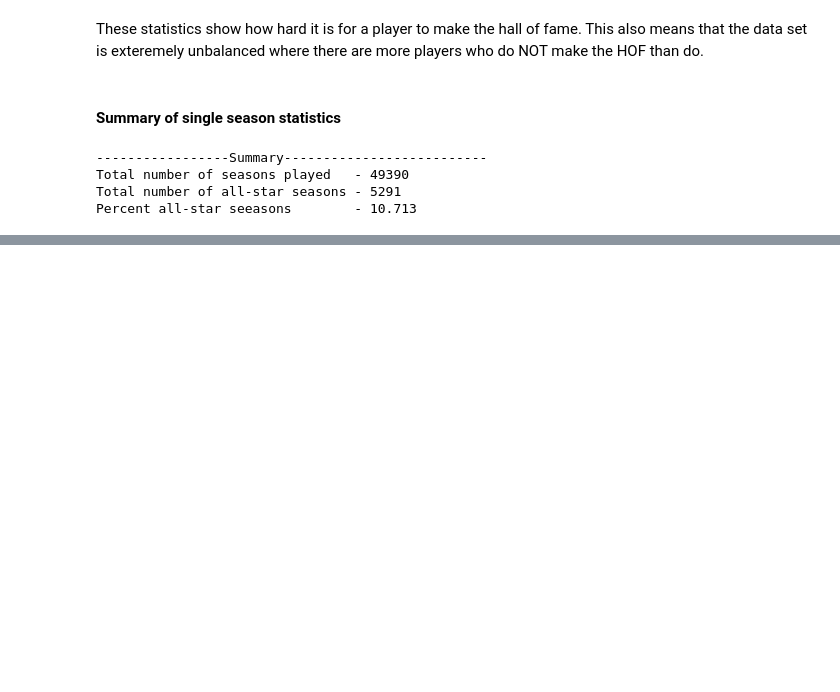
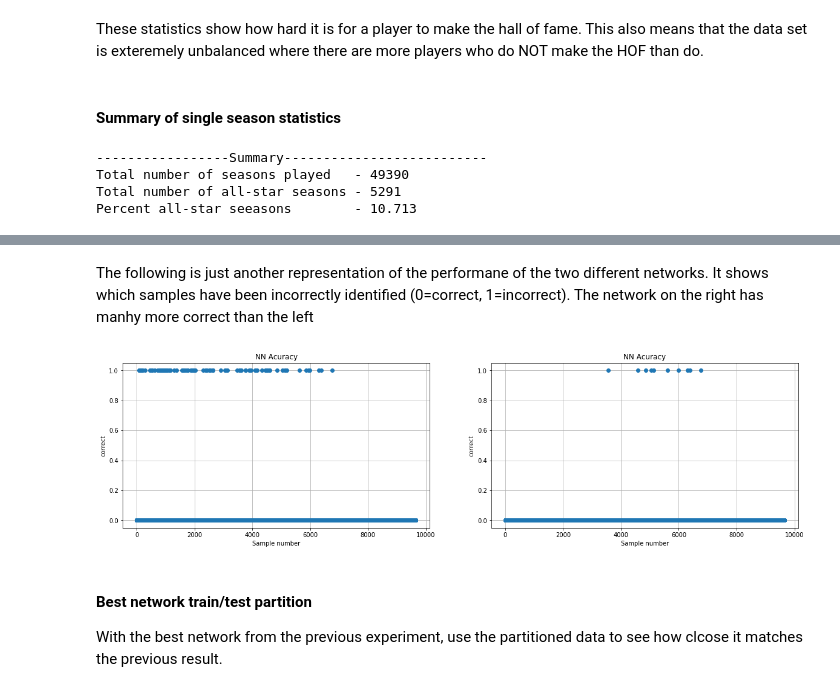
Before and after one commit to bstaab/CS545_MachineLearning, a Jupyter notebook: assignments/Project/Staab-FinalProject.ipynb, the cells around one changed output, grey strips where cells are left out. Drawn from its saved outputs; the diff is of its cells as text; code cells hidden in the pictures; blank space fills up the shorter version.

```diff
--- a/assignments/Project/Staab-FinalProject.ipynb
+++ b/assignments/Project/Staab-FinalProject.ipynb
@@ -647,0 +654,21 @@ RuntimeError: Expected 4-dimensional input for 4-dimensional weight 5 1, but got
+# %% [markdown]
+The following is just another representation of the performane of the two different networks.  It shows which samples have been incorrectly identified (0=correct, 1=incorrect).  The network on the right has manhy more correct than the left
+# %%
+plt.figure(figsize=(20, 5))
+plt.subplot(1, 2, 1)
+plt.title('NN Acuracy')
+plt.xlabel('Sample number')
+plt.ylabel('correct')
+plt.plot((Tdata != results[4][3]).astype(int), 'o')
+plt.grid(True)
+plt.subplot(1, 2, 2)
+plt.title('NN Acuracy')
+plt.xlabel('Sample number')
+plt.ylabel('correct')
+plt.plot((Tdata != results[6][3]).astype(int), 'o')
+plt.grid(True)
+# %% [output]
+[figure, added]
+# %% [markdown]
+#### Best network train/test partition
+With the best network from the previous experiment, use the partitioned data to see how clcose it matches the previous result.
```
Also changed, not shown: parts of 35 cells of this notebook, 3 other files.
